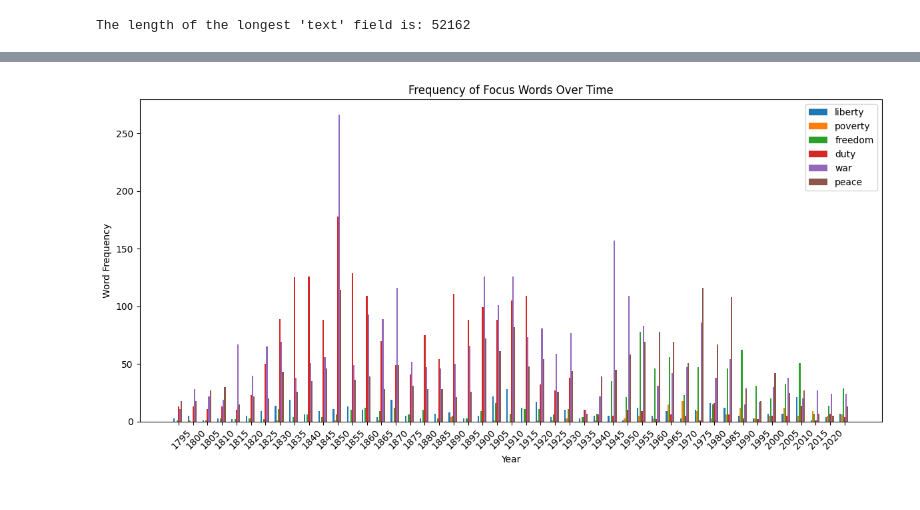
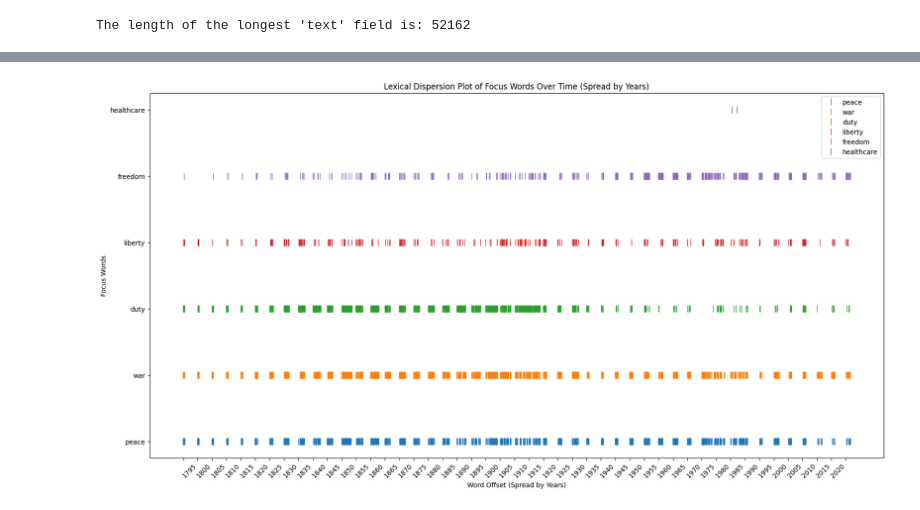
Before and after one commit to hasmeu/colab, a Jupyter notebook: stateunion.ipynb, the cells around one changed output, grey strips where cells are left out. Saved outputs shown, nothing was run; the diff lists cells and outputs as text; code cells hidden in the pictures.

```diff
--- a/stateunion.ipynb
+++ b/stateunion.ipynb
@@ -90,5 +90,5 @@ The length of the longest 'text' field is: 52162
 # %%
 years = [block["year"] for block in blocks]
 all_texts = [block["text"] for block in blocks]
-focus_words = ["liberty", "poverty", "freedom", "duty", "war", "peace"]
+focus_words = ["liberty", "healthcare", "freedom", "duty", "war", "peace"]
 # Customize with the words you want to focus on
@@ -112,41 +95,36 @@ plt.show()
-# %%
-import matplotlib.pyplot as plt
-import numpy as np
-from collections import Counter
-
-years = [block["year"] for block in blocks]
-focus_words = ["liberty", "poverty", "freedom", "duty", "war", "peace"]
-
-word_frequencies_by_year = []
-
-for block in blocks:
-    year = block["year"]
-    text = block["text"]
-    word_counts = Counter(text)  # Count word frequencies in the block
-
-    # Extract frequencies of focus words for this year
-    focus_word_frequencies = {word: word_counts.get(word, 0) for word in focus_words}
-
-    word_frequencies_by_year.append((year, focus_word_frequencies))
-
-# Create a bar chart
-fig, ax = plt.subplots(figsize=(12, 6))
-
-bar_width = 0.1  # Adjust bar width for better spacing
-x_positions = np.arange(len(years))
-
-for i, word in enumerate(focus_words):
-    frequencies = [year_data[1][word] for year_data in word_frequencies_by_year]
-    ax.bar(x_positions + i * bar_width, frequencies, width=bar_width, label=word)
-
-ax.set_xlabel("Year")
-ax.set_ylabel("Word Frequency")
-ax.set_title("Frequency of Focus Words Over Time")
-ax.set_xticks(x_positions + (len(focus_words) / 2) * bar_width)  # Center x-ticks
-ax.set_xticklabels(years, rotation=45, ha="right")
-ax.legend()
-
-plt.tight_layout()
-plt.show()
-# %% [output]
-[figure, removed]
+# %%
+import nltk
+from nltk.draw.dispersion import dispersion_plot
+import matplotlib.pyplot as plt
+
+# Assuming you have 'all_texts' and 'years' from your previous code
+
+# Create a dictionary to store word offsets with year information
+word_offsets_with_years = {}
+
+offset = 0  # Initialize word offset
+year_offsets = {}  # Store the starting offset of each year
+
+for i, year_text in enumerate(all_texts):
+    year = years[i]  # Get the year for the current text block
+    year_offsets[year] = offset  # Store the starting offset for this year
+    for word in year_text:
+        if word in focus_words:
+            word_offsets_with_years.setdefault(word, []).append(offset)
+        offset += 1  # Increment the word offset
+
+plt.figure(figsize=(20, 10))  # Adjust figure size as needed
+
+for word, offsets in word_offsets_with_years.items():
+    plt.plot(offsets, [word] * len(offsets), marker='|', linestyle='None', markersize=10, label=word)
+
+# Add year labels to the x-axis
+plt.xticks(list(year_offsets.values()), list(year_offsets.keys()), rotation=45, ha='right')
+
+plt.xlabel("Word Offset (Spread by Years)")
+plt.ylabel("Focus Words")
+plt.title("Lexical Dispersion Plot of Focus Words Over Time (Spread by Years)")
+plt.legend()
+plt.show()
+# %% [output]
+[figure, added]
```
Also changed, not shown: parts of 1 cell of this notebook.
